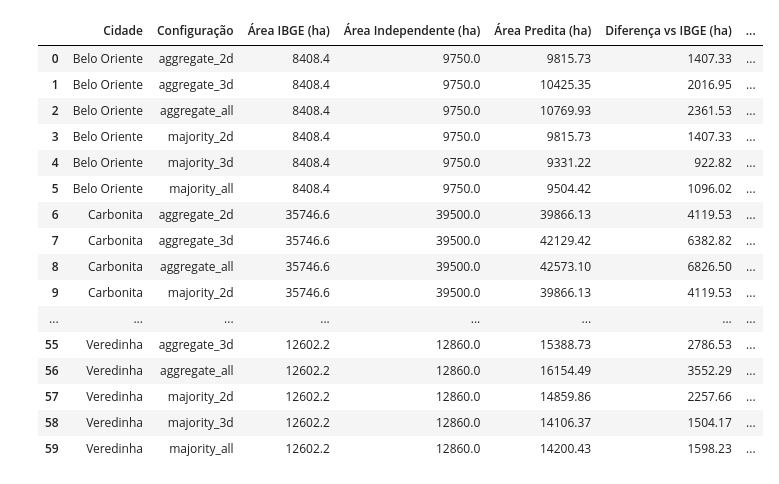
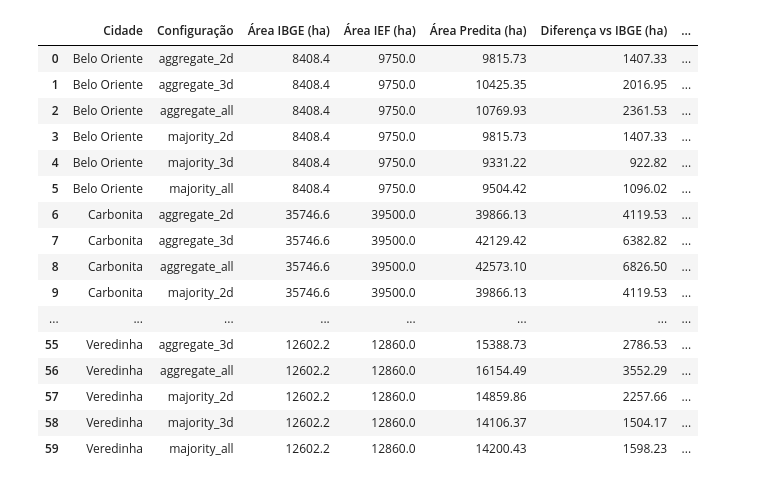
Before and after one commit to heitornolla/Silviculture-Semantic-Segmentation, a Jupyter notebook: notebooks/get_pred_area.ipynb, the cells around one changed output. Saved outputs shown, nothing was run; the diff lists cells and outputs as text; code cells hidden in the pictures.

```diff
--- a/notebooks/get_pred_area.ipynb
+++ b/notebooks/get_pred_area.ipynb
@@ -19,7 +19,7 @@ IBGE_DATA = {
     "Itamarandiba": 52205.0
 }
 
-INDEPENDENT_DATA = {
+IEF_DATA = {
     "Taiobeiras": 16550.0,
     "Santana_do_Paraiso": 7000.0,
     "Belo_Oriente": 9750.0,
@@ -41,11 +41,10 @@ import numpy as np
 import pandas as pd
 import rasterio
 
-
 results = []
 
 for tif_path in tifs:
-    filename = os.path.basename(tif_path)
+    filename  = os.path.basename(tif_path)
     city_name = None
 
     for key in IBGE_DATA.keys():
@@ -58,44 +57,44 @@ for tif_path in tifs:
     with rasterio.open(tif_path) as src:
         mask = src.read(1)
         res_x, res_y = src.res
 
-        pixel_area_m2 = res_x * res_y
+        pixel_area_m2   = res_x * res_y
         positive_pixels = np.count_nonzero(mask == 1)
 
         predicted_area_ha = (positive_pixels * pixel_area_m2) / 10000.0
 
     ibge_area_ha = IBGE_DATA[city_name]
-    independent_area_ha = INDEPENDENT_DATA.get(city_name, np.nan)
+    ief_area_ha  = IEF_DATA.get(city_name, np.nan)
 
     diff_ibge = (predicted_area_ha - ibge_area_ha)
     erro_ibge = (diff_ibge / ibge_area_ha) * 100
 
-    if pd.notna(independent_area_ha):
-        diff_independent = (predicted_area_ha - independent_area_ha)
-        erro_independent = (diff_independent / independent_area_ha) * 100
+    if pd.notna(ief_area_ha):
+        diff_ief = (predicted_area_ha - ief_area_ha)
+        erro_ief = (diff_ief / ief_area_ha) * 100
 
     else:
-        diff_independent = np.nan
-        erro_independent = np.nan
+        diff_ief = np.nan
+        erro_ief = np.nan
 
     results.append({"Cidade": city_name.replace("_", " "),
                     "Configuração": config_name,
                     "Área IBGE (ha)": round(ibge_area_ha, 2),
-                    "Área Independente (ha)": (round(independent_area_ha, 2) if pd.notna(independent_area_ha) else np.nan),
+                    "Área IEF (ha)": (round(ief_area_ha, 2) if pd.notna(ief_area_ha) else np.nan),
                     "Área Predita (ha)": round(predicted_area_ha, 2),
                     "Diferença vs IBGE (ha)": round(diff_ibge, 2),
                     "Erro vs IBGE (%)": round(erro_ibge, 2),
-                    "Diferença vs Independente (ha)": (round(diff_independent, 2) if pd.notna(diff_independent) else np.nan),
-                    "Erro vs Independente (%)": (round(erro_independent, 2) if pd.notna(erro_independent) else np.nan)
+                    "Diferença vs IEF (ha)": (round(diff_ief, 2) if pd.notna(diff_ief) else np.nan),
+                    "Erro vs IEF (%)": (round(erro_ief, 2) if pd.notna(erro_ief) else np.nan)
                     })
 
 
 df = pd.DataFrame(results)
 df = df.sort_values(by=["Cidade", "Configuração"])
 
 display(df)
 # %% [output]
-|  | Cidade | Configuração | Área IBGE (ha) | Área Independente (ha) | Área Predita (ha) | Diferença vs IBGE (ha) | ... |
+|  | Cidade | Configuração | Área IBGE (ha) | Área IEF (ha) | Área Predita (ha) | Diferença vs IBGE (ha) | ... |
 | 0 | Belo Oriente | aggregate_2d | 8408.4 | 9750.0 | 9815.73 | 1407.33 | ... |
 | 1 | Belo Oriente | aggregate_3d | 8408.4 | 9750.0 | 10425.35 | 2016.95 | ... |
 | 2 | Belo Oriente | aggregate_all | 8408.4 | 9750.0 | 10769.93 | 2361.53 | ... |
```
Also changed, not shown: parts of 2 cells of this notebook, 2 other files.
